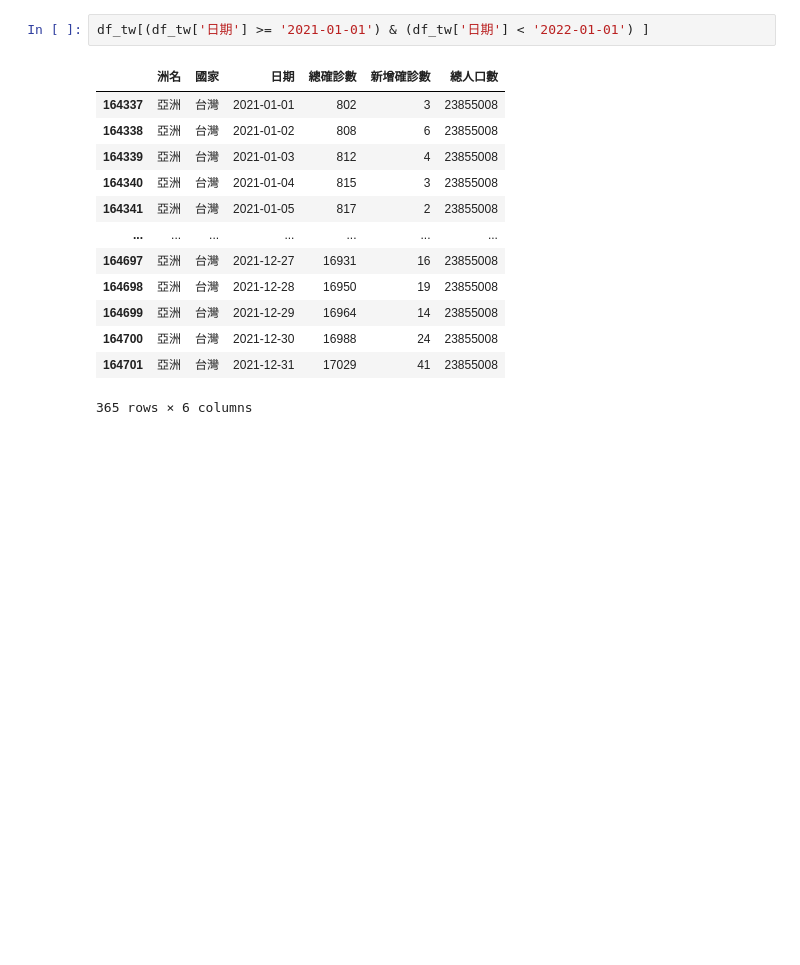
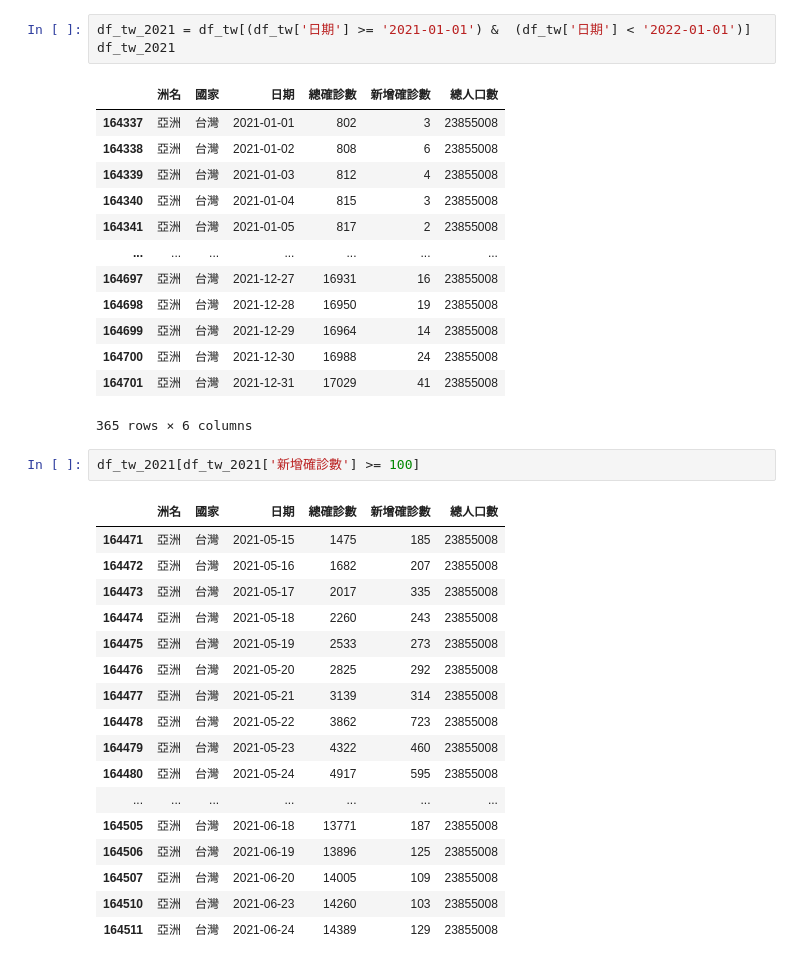
Before and after one commit to Oscar-Lee-20211298/__2024_07_29_AI_1_3_, a Jupyter notebook: lesson16_3.ipynb, the cells around one changed output. Saved outputs shown, nothing was run; the diff lists cells and outputs as text; blank space fills up the shorter version.

```diff
--- a/lesson16_3.ipynb
+++ b/lesson16_3.ipynb
@@ -324,7 +324,8 @@ df_tw['日期'] < '2022-01-01'
 164888    False
 Name: 日期, Length: 903, dtype: bool
 # %%
-df_tw[(df_tw['日期'] >= '2021-01-01') & (df_tw['日期'] < '2022-01-01') ]
+df_tw_2021 = df_tw[(df_tw['日期'] >= '2021-01-01') &  (df_tw['日期'] < '2022-01-01')]
+df_tw_2021
 # %% [output]
 |  | 洲名 | 國家 | 日期 | 總確診數 | 新增確診數 | 總人口數 |
 | 164337 | 亞洲 | 台灣 | 2021-01-01 | 802 | 3 | 23855008 |
@@ -339,3 +340,23 @@ df_tw[(df_tw['日期'] >= '2021-01-01') & (df_tw['日期'] < '2022-01-01') ]
 | 164700 | 亞洲 | 台灣 | 2021-12-30 | 16988 | 24 | 23855008 |
 | 164701 | 亞洲 | 台灣 | 2021-12-31 | 17029 | 41 | 23855008 |
 365 rows × 6 columns
+# %%
+df_tw_2021[df_tw_2021['新增確診數'] >= 100]
+# %% [output]
+|  | 洲名 | 國家 | 日期 | 總確診數 | 新增確診數 | 總人口數 |
+| 164471 | 亞洲 | 台灣 | 2021-05-15 | 1475 | 185 | 23855008 |
+| 164472 | 亞洲 | 台灣 | 2021-05-16 | 1682 | 207 | 23855008 |
+| 164473 | 亞洲 | 台灣 | 2021-05-17 | 2017 | 335 | 23855008 |
+| 164474 | 亞洲 | 台灣 | 2021-05-18 | 2260 | 243 | 23855008 |
+| 164475 | 亞洲 | 台灣 | 2021-05-19 | 2533 | 273 | 23855008 |
+| 164476 | 亞洲 | 台灣 | 2021-05-20 | 2825 | 292 | 23855008 |
+| 164477 | 亞洲 | 台灣 | 2021-05-21 | 3139 | 314 | 23855008 |
+| 164478 | 亞洲 | 台灣 | 2021-05-22 | 3862 | 723 | 23855008 |
+| 164479 | 亞洲 | 台灣 | 2021-05-23 | 4322 | 460 | 23855008 |
+| 164480 | 亞洲 | 台灣 | 2021-05-24 | 4917 | 595 | 23855008 |
+| ... | ... | ... | ... | ... | ... | ... |
+| 164505 | 亞洲 | 台灣 | 2021-06-18 | 13771 | 187 | 23855008 |
+| 164506 | 亞洲 | 台灣 | 2021-06-19 | 13896 | 125 | 23855008 |
+| 164507 | 亞洲 | 台灣 | 2021-06-20 | 14005 | 109 | 23855008 |
+| 164510 | 亞洲 | 台灣 | 2021-06-23 | 14260 | 103 | 23855008 |
+| 164511 | 亞洲 | 台灣 | 2021-06-24 | 14389 | 129 | 23855008 |
```
Also changed, not shown: parts of 1 cell of this notebook.
